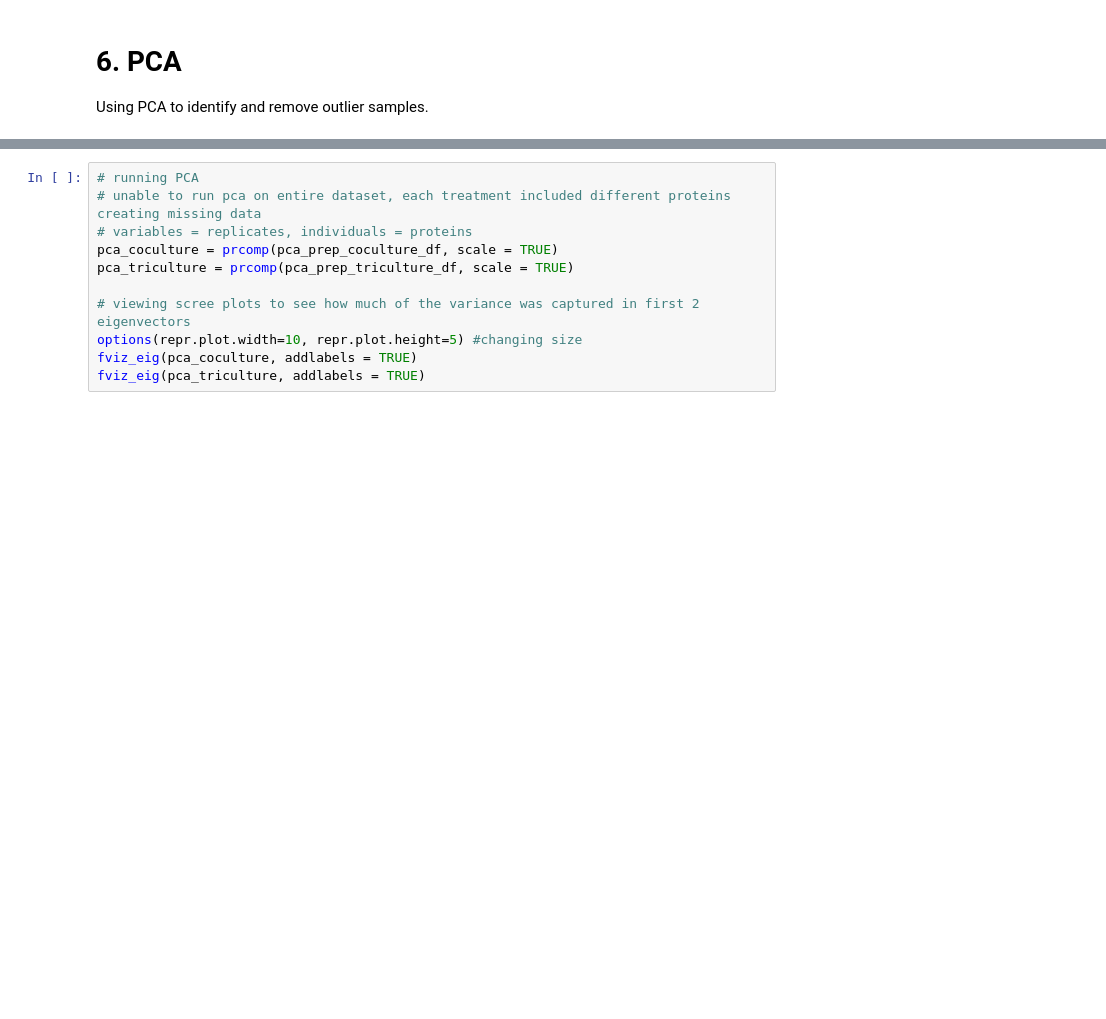
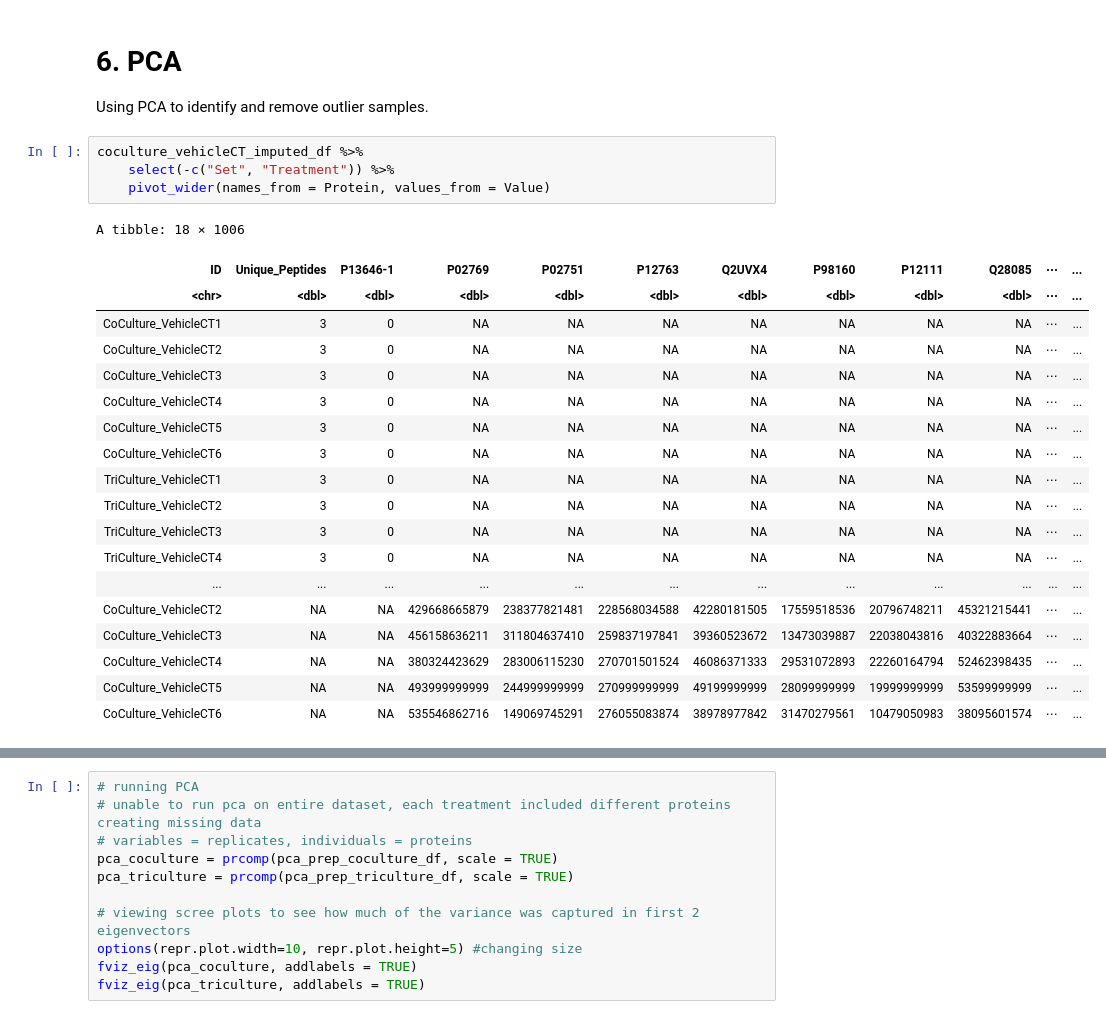
Before and after one commit to UNC-CEMALB/Characterizing-the-Extracellular-Vesicle-Proteomic-Landscape-of-the-Human-Airway-using-In-vitro-Orga, a Jupyter notebook: 1. Data Processing/Data Processing.ipynb, the cells around one changed output, grey strips where cells are left out. Drawn from its saved outputs; the diff is of its cells as text; blank space fills up the shorter version.

```diff
--- a/1. Data Processing/Data Processing.ipynb
+++ b/1. Data Processing/Data Processing.ipynb
@@ -326,6 +335,30 @@ A tibble: 6 × 5
 # 6. PCA
 
 Using PCA to identify and remove outlier samples.
+# %%
+coculture_vehicleCT_imputed_df %>%
+    select(-c("Set", "Treatment")) %>%
+    pivot_wider(names_from = Protein, values_from = Value)
+# %% [output]
+A tibble: 18 × 1006
+| ID | Unique_Peptides | P13646-1 | P02769 | P02751 | P12763 | Q2UVX4 | P98160 | P12111 | Q28085 | ⋯ | ... |
+| <chr> | <dbl> | <dbl> | <dbl> | <dbl> | <dbl> | <dbl> | <dbl> | <dbl> | <dbl> | ⋯ | ... |
+| CoCulture_VehicleCT1 | 3 | 0 | NA | NA | NA | NA | NA | NA | NA | ⋯ | ... |
+| CoCulture_VehicleCT2 | 3 | 0 | NA | NA | NA | NA | NA | NA | NA | ⋯ | ... |
+| CoCulture_VehicleCT3 | 3 | 0 | NA | NA | NA | NA | NA | NA | NA | ⋯ | ... |
+| CoCulture_VehicleCT4 | 3 | 0 | NA | NA | NA | NA | NA | NA | NA | ⋯ | ... |
+| CoCulture_VehicleCT5 | 3 | 0 | NA | NA | NA | NA | NA | NA | NA | ⋯ | ... |
+| CoCulture_VehicleCT6 | 3 | 0 | NA | NA | NA | NA | NA | NA | NA | ⋯ | ... |
+| TriCulture_VehicleCT1 | 3 | 0 | NA | NA | NA | NA | NA | NA | NA | ⋯ | ... |
+| TriCulture_VehicleCT2 | 3 | 0 | NA | NA | NA | NA | NA | NA | NA | ⋯ | ... |
+| TriCulture_VehicleCT3 | 3 | 0 | NA | NA | NA | NA | NA | NA | NA | ⋯ | ... |
+| TriCulture_VehicleCT4 | 3 | 0 | NA | NA | NA | NA | NA | NA | NA | ⋯ | ... |
+| ... | ... | ... | ... | ... | ... | ... | ... | ... | ... | ... | ... |
+| CoCulture_VehicleCT2 | NA | NA | 429668665879 | 238377821481 | 228568034588 | 42280181505 | 17559518536 | 20796748211 | 45321215441 | ⋯ | ... |
+| CoCulture_VehicleCT3 | NA | NA | 456158636211 | 311804637410 | 259837197841 | 39360523672 | 13473039887 | 22038043816 | 40322883664 | ⋯ | ... |
+| CoCulture_VehicleCT4 | NA | NA | 380324423629 | 283006115230 | 270701501524 | 46086371333 | 29531072893 | 22260164794 | 52462398435 | ⋯ | ... |
+| CoCulture_VehicleCT5 | NA | NA | 493999999999 | 244999999999 | 270999999999 | 49199999999 | 28099999999 | 19999999999 | 53599999999 | ⋯ | ... |
+| CoCulture_VehicleCT6 | NA | NA | 535546862716 | 149069745291 | 276055083874 | 38978977842 | 31470279561 | 10479050983 | 38095601574 | ⋯ | ... |
 # %%
 # prepping dfs for PCA
 pca_prep_coculture_df = coculture_vehicleCT_imputed_df %>%
```
Also changed, not shown: parts of 12 cells of this notebook.
